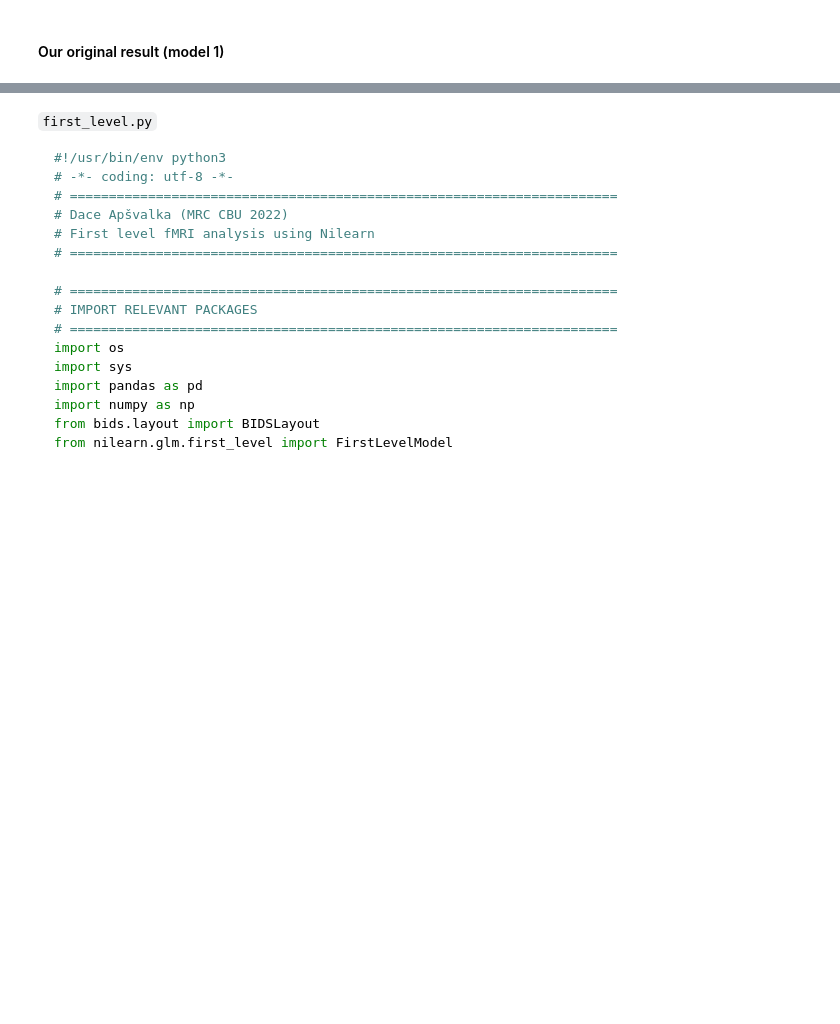
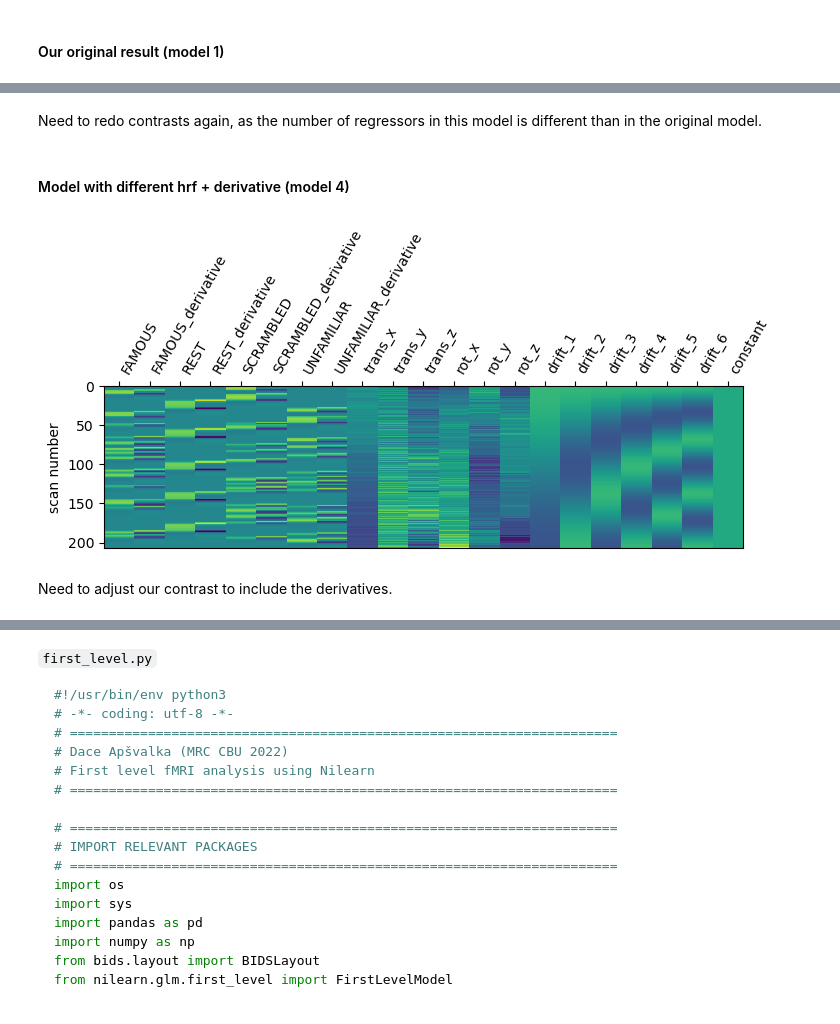
Before and after one commit to dcdace/COGNESTIC-fMRI, a Jupyter notebook: class-materials/04_nb_Subject-Level-Analysis.ipynb, the cells around one changed output, grey strips where cells are left out. Drawn from its saved outputs; the diff is of its cells as text; code cells hidden in the pictures; blank space fills up the shorter version.

```diff
--- a/class-materials/04_nb_Subject-Level-Analysis.ipynb
+++ b/class-materials/04_nb_Subject-Level-Analysis.ipynb
@@ -573,3 +640,5 @@ plt.show()
+# %% [markdown]
+Need to redo contrasts again, as the number of regressors in this model is different than in the original model.
 # %%
 contrast_list = []
 for design_matrix in design_matrices:
@@ -592,0 +657,25 @@ plt.show()
+# %% [markdown]
+#### Model with different hrf + derivative (model 4)
+# %%
+fmri_glm4 = FirstLevelModel(
+    t_r = TR,
+    slice_time_ref = TR/2,
+    hrf_model = 'spm + derivative',
+    drift_model = 'Cosine',
+    high_pass = 1./128,
+    smoothing_fwhm = 6,
+    noise_model = 'ar1',
+    minimize_memory = False
+)
+
+fmri_glm4 = fmri_glm4.fit(bold, events, confounds_glm)
+# display the design matrix to check if contrasts would need changing
+design_matrices = fmri_glm4.design_matrices_
+plot_design_matrix(design_matrices[0], output_file=None)
+fig = plt.gcf()
+fig.set_size_inches(8,2)
+plt.show()
+# %% [output]
+[figure, added]
+# %% [markdown]
+Need to adjust our contrast to include the derivatives.
```
Also changed, not shown: parts of 24 cells of this notebook.
